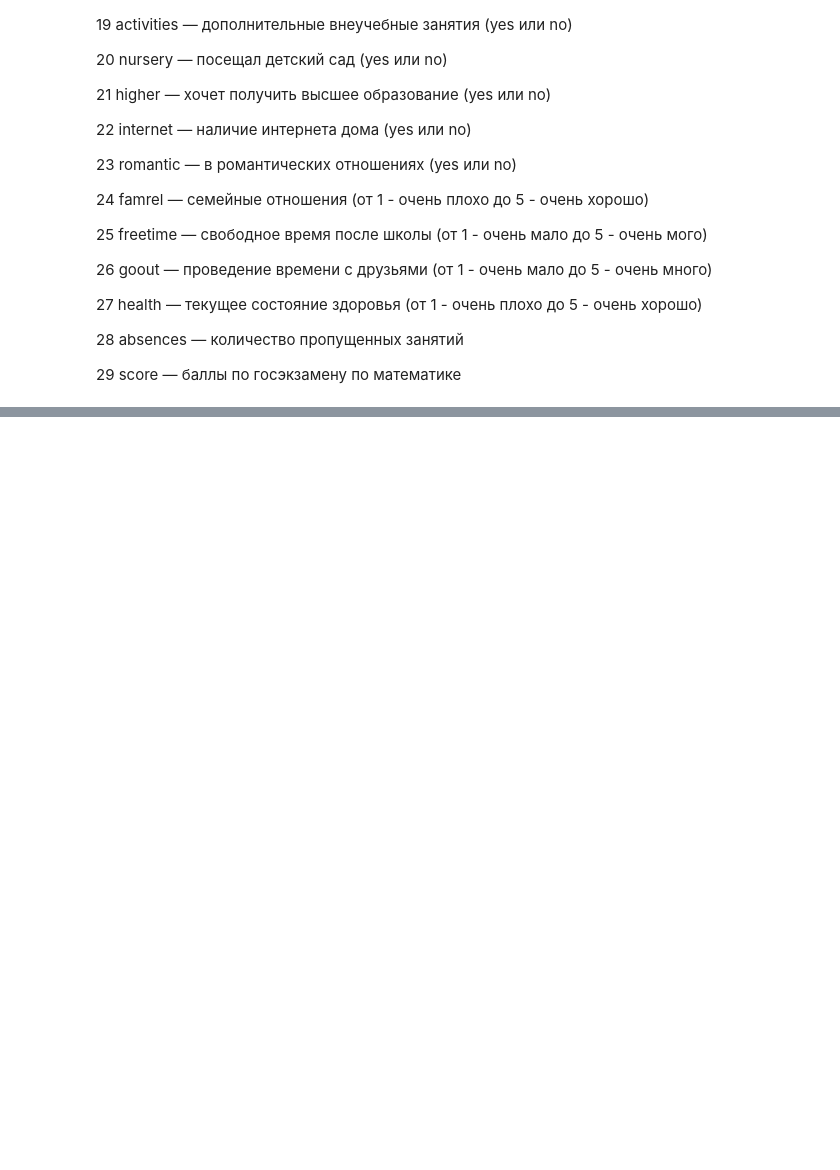
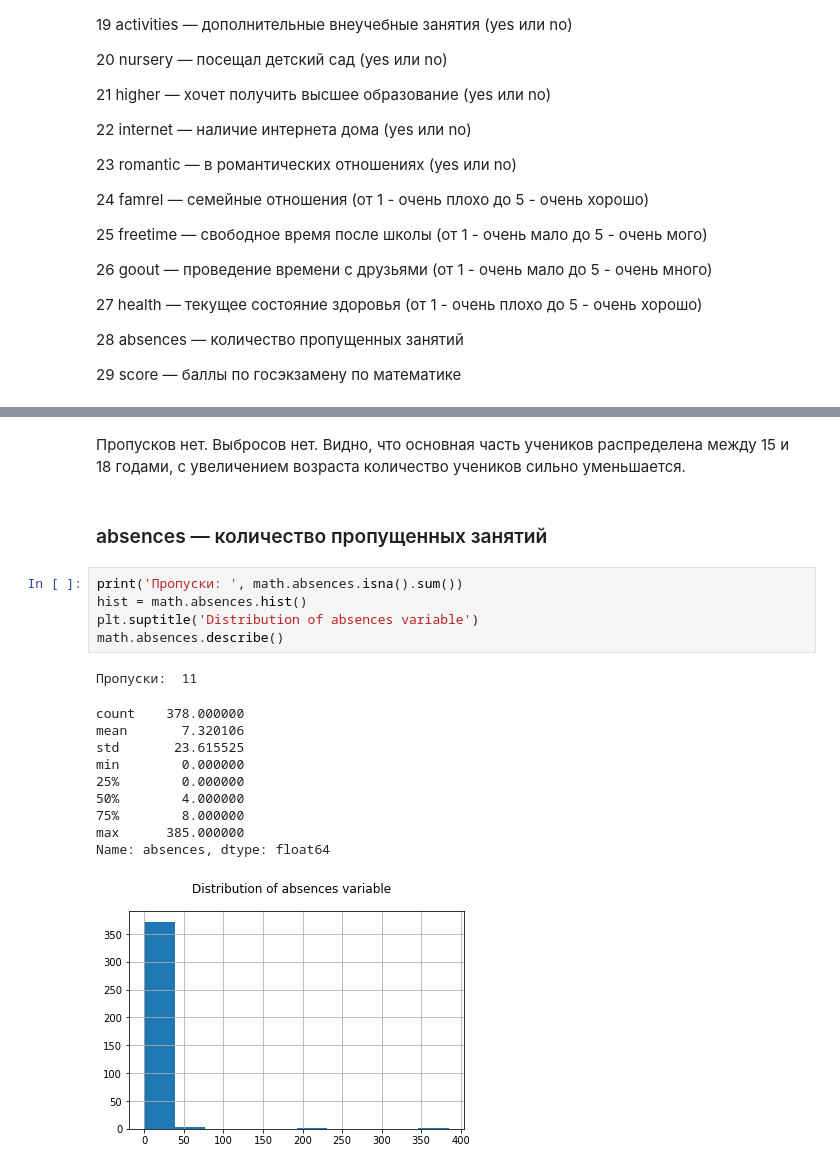
Before and after one commit to zhilenkomariya/skillfactory_rds, a Jupyter notebook: module_3/2. Разведывательный анализ данных (EDA). 2 часть (Математика).ipynb, the cells around one changed output, grey strips where cells are left out. Drawn from its saved outputs; the diff is of its cells as text; blank space fills up the shorter version.

```diff
--- a/module_3/2. Разведывательный анализ данных (EDA). 2 часть (Математика).ipynb
+++ b/module_3/2. Разведывательный анализ данных (EDA). 2 часть (Математика).ipynb
@@ -79,0 +246,21 @@
+# %% [markdown]
+Пропусков нет. Выбросов нет. Видно, что основная часть учеников распределена между 15 и 18 годами, с увеличением возраста количество учеников сильно уменьшается.
+# %% [markdown]
+### absences — количество пропущенных занятий
+# %%
+print('Пропуски: ', math.absences.isna().sum())
+hist = math.absences.hist()
+plt.suptitle('Distribution of absences variable')
+math.absences.describe()
+# %% [output]
+Пропуски:  11
+count    378.000000
+mean       7.320106
+std       23.615525
+min        0.000000
+25%        0.000000
+50%        4.000000
+75%        8.000000
+max      385.000000
+Name: absences, dtype: float64
+[figure, added]
```
Also changed, not shown: parts of 194 cells of this notebook, 1 other file.
